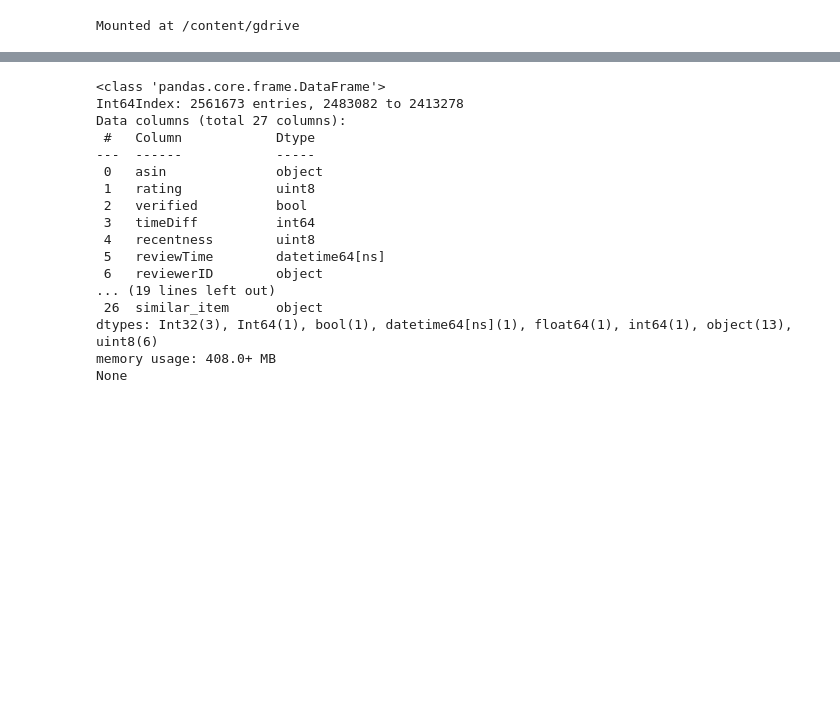
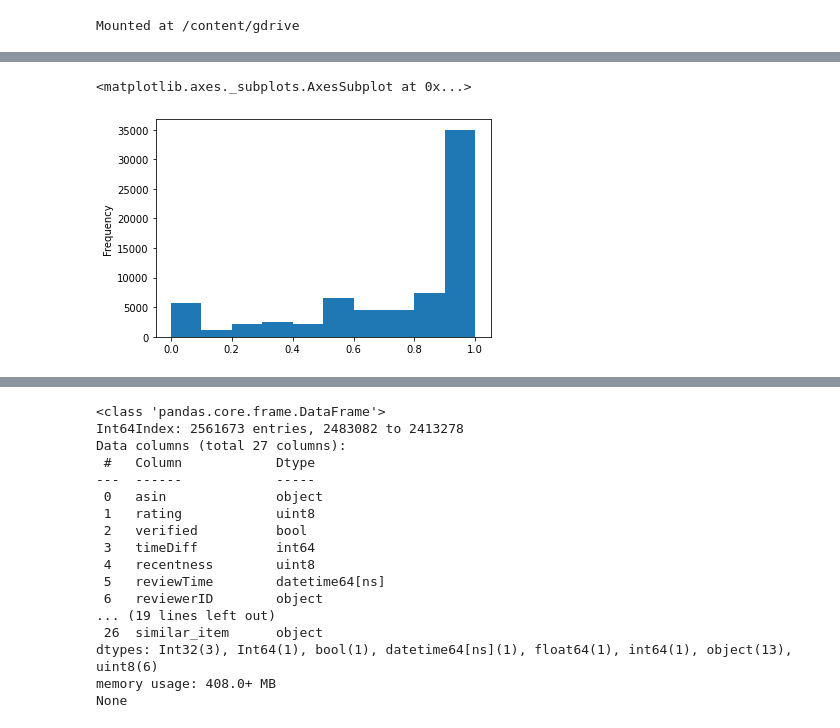
Before and after one commit to ting486/Consumer-Reviews-And-Purchasing-Decisions, a Jupyter notebook: amazon_video_games_25GB_RAM.ipynb, the cells around one changed output, grey strips where cells are left out. Cells and saved outputs as stored; diff of their text form; code cells hidden in the pictures; blank space fills up the shorter version.

```diff
--- a/amazon_video_games_25GB_RAM.ipynb
+++ b/amazon_video_games_25GB_RAM.ipynb
@@ -290,0 +239,9 @@ dfAll = dfAll.sort_values(by=['asin', 'timeDiff'])
+# %%
+# get mean rating, total numbers of reviews, and verified reviews per asin
+gcAsin = dfReviews.groupby(['asin'], as_index=False).agg({'rating': 'mean', 'reviewerID': 'count', 'verified': 'sum'})
+gcAsin = gcAsin.rename(columns={'rating': 'meanRating', 'reviewerID': 'numReviews', 'verified': 'numVerifiedReviews'})
+
+gcAsin['percentageVerifiedReviews'] = gcAsin['numVerifiedReviews'] / gcAsin['numReviews']
+# gcAsin = gcAsin.sort_values(by=['numReviews', 'asin'], ascending=[False, True], ignore_index=True)
+
+print(gcAsin.info())
@@ -290,0 +262,5 @@ dfAll = dfAll.sort_values(by=['asin', 'timeDiff'])
+# %%
+gcAsin['percentageVerifiedReviews'].plot.hist(bins=10)
+# %% [output]
+<matplotlib.axes._subplots.AxesSubplot at 0x...>
+[figure, added]
```
Also changed, not shown: parts of 78 cells of this notebook.
